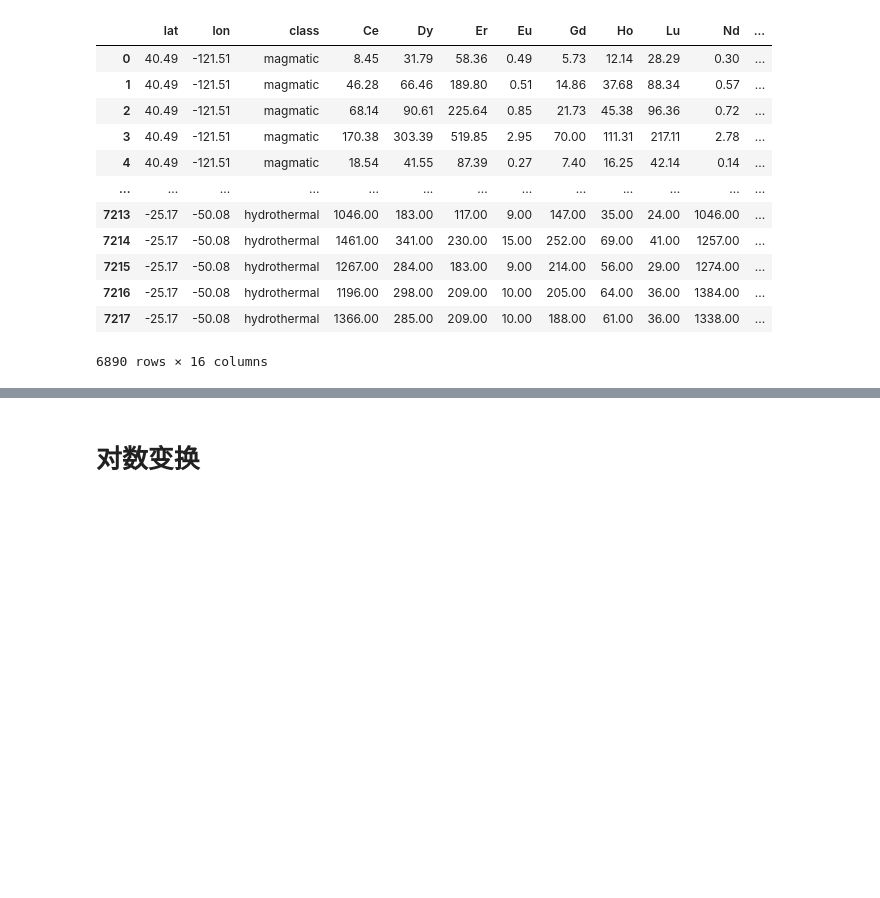
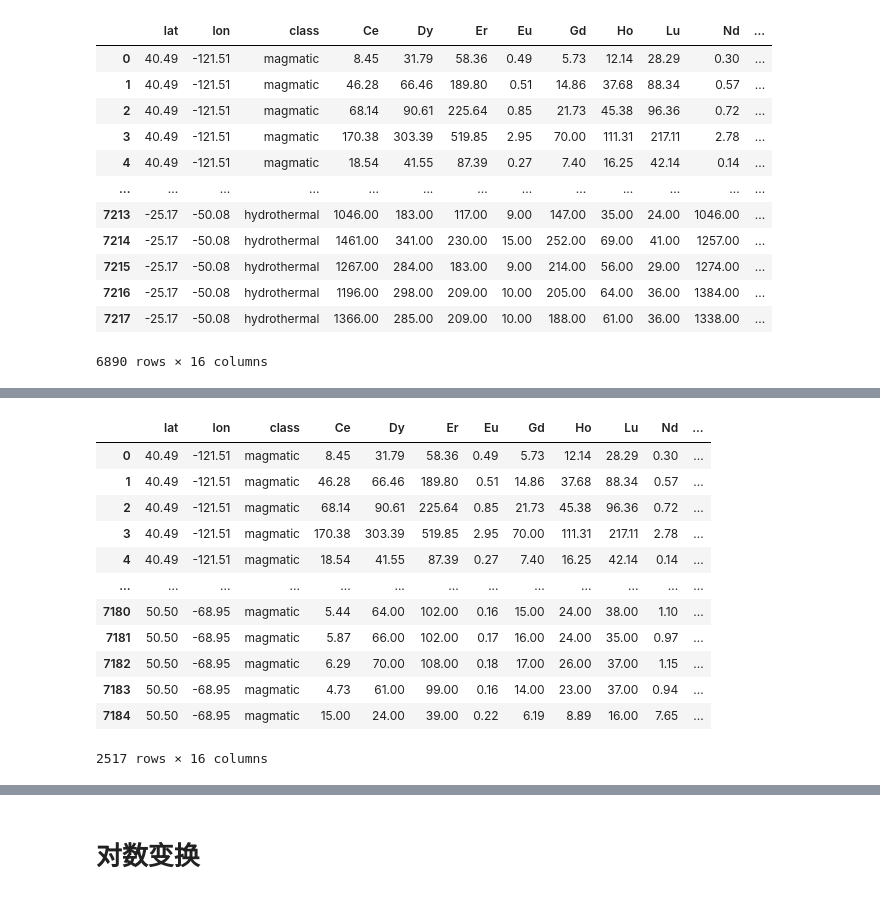
Before and after one commit to LvYan-Ai4Geo/zircons-classification, a Jupyter notebook: src/data_preprocess/data_analysis_boxplot.ipynb, the cells around one changed output, grey strips where cells are left out. Saved outputs shown, nothing was run; the diff lists cells and outputs as text; code cells hidden in the pictures; blank space fills up the shorter version.

```diff
--- a/src/data_preprocess/data_analysis_boxplot.ipynb
+++ b/src/data_preprocess/data_analysis_boxplot.ipynb
@@ -46,0 +80,17 @@ df_labeled
+# %%
+df_magatic = df_labeled[df_labeled['class'] == 'magmatic']
+df_magatic
+# %% [output]
+|  | lat | lon | class | Ce | Dy | Er | Eu | Gd | Ho | Lu | Nd | ... |
+| 0 | 40.49 | -121.51 | magmatic | 8.45 | 31.79 | 58.36 | 0.49 | 5.73 | 12.14 | 28.29 | 0.30 | ... |
+| 1 | 40.49 | -121.51 | magmatic | 46.28 | 66.46 | 189.80 | 0.51 | 14.86 | 37.68 | 88.34 | 0.57 | ... |
+| 2 | 40.49 | -121.51 | magmatic | 68.14 | 90.61 | 225.64 | 0.85 | 21.73 | 45.38 | 96.36 | 0.72 | ... |
+| 3 | 40.49 | -121.51 | magmatic | 170.38 | 303.39 | 519.85 | 2.95 | 70.00 | 111.31 | 217.11 | 2.78 | ... |
+| 4 | 40.49 | -121.51 | magmatic | 18.54 | 41.55 | 87.39 | 0.27 | 7.40 | 16.25 | 42.14 | 0.14 | ... |
+| ... | ... | ... | ... | ... | ... | ... | ... | ... | ... | ... | ... | ... |
+| 7180 | 50.50 | -68.95 | magmatic | 5.44 | 64.00 | 102.00 | 0.16 | 15.00 | 24.00 | 38.00 | 1.10 | ... |
+| 7181 | 50.50 | -68.95 | magmatic | 5.87 | 66.00 | 102.00 | 0.17 | 16.00 | 24.00 | 35.00 | 0.97 | ... |
+| 7182 | 50.50 | -68.95 | magmatic | 6.29 | 70.00 | 108.00 | 0.18 | 17.00 | 26.00 | 37.00 | 1.15 | ... |
+| 7183 | 50.50 | -68.95 | magmatic | 4.73 | 61.00 | 99.00 | 0.16 | 14.00 | 23.00 | 37.00 | 0.94 | ... |
+| 7184 | 50.50 | -68.95 | magmatic | 15.00 | 24.00 | 39.00 | 0.22 | 6.19 | 8.89 | 16.00 | 7.65 | ... |
+2517 rows × 16 columns
```
Also changed, not shown: parts of 10 cells of this notebook, 8 other files.
